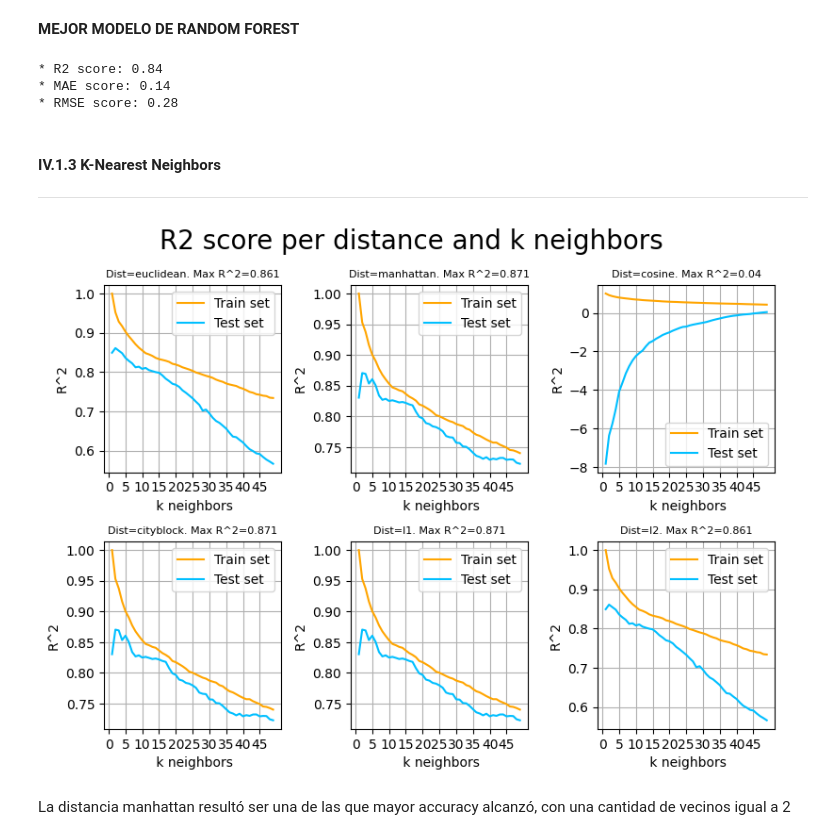
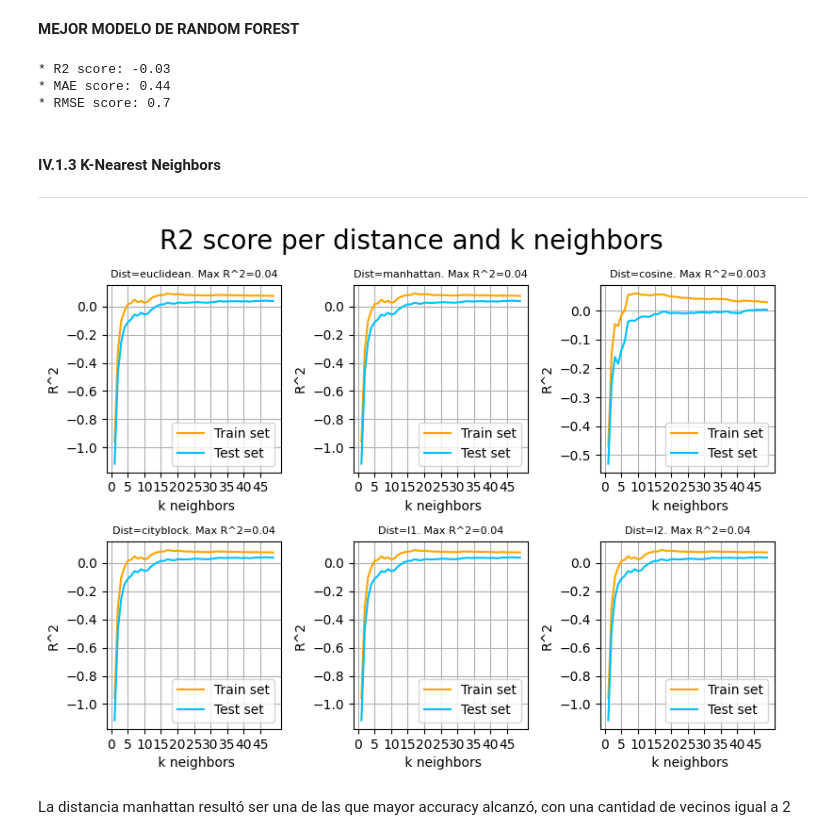
Before and after one commit to EstebanPerez25/ACD-Modelo_predictivo_de_satisfacion, a Jupyter notebook: Modelo_predictivo_de_satisfacción.ipynb, the cells around one changed output. Drawn from its saved outputs; the diff is of its cells as text; code cells hidden in the pictures.

```diff
--- a/Modelo_predictivo_de_satisfacción.ipynb
+++ b/Modelo_predictivo_de_satisfacción.ipynb
@@ -1483,11 +1474,11 @@ for k in range(1, n+1):
                                  #max_depth=3,
                                  random_state=42)
 
-    m_rfr.fit(Xs_train, yn_train)
+    m_rfr.fit(Xs_train, y_train)
 
 
-    acc_train.append(m_rfr.score(Xs_train, yn_train))
-    acc_test.append(m_rfr.score(Xs_test, yn_test))
+    acc_train.append(m_rfr.score(Xs_train, y_train))
+    acc_test.append(m_rfr.score(Xs_test, y_test))
 
 plt.plot(range(1, n+1), acc_train, color='orange')
 plt.plot(range(1, n+1), acc_test, color='deepskyblue')
@@ -1514,22 +1505,22 @@ m_rfr = RandomForestRegressor(n_estimators= 10,
                               random_state=42)
 
 # Training
-m_rfr.fit(Xs_train, yn_train)
+m_rfr.fit(Xs_train, y_train)
 
 # Evaluation
 y_pred_rfr = m_rfr.predict(Xs_test)
 
-r2_rfr = round(r2_score(yn_test, y_pred_rfr), 2)
-mae_rfr = round(mean_absolute_error(yn_test, y_pred_rfr), 2)
-rmse_rfr = round(np.sqrt(mean_squared_error(yn_test, y_pred_rfr)), 2)
+r2_rfr = round(r2_score(y_test, y_pred_rfr), 2)
+mae_rfr = round(mean_absolute_error(y_test, y_pred_rfr), 2)
+rmse_rfr = round(np.sqrt(mean_squared_error(y_test, y_pred_rfr)), 2)
 
 print('* R2 score:', r2_rfr)  # 1 is perfect
 print('* MAE score:', mae_rfr)  # 0 is perfect
 print('* RMSE score:', rmse_rfr)  # 0 is perfect
 # %% [output]
-* R2 score: 0.84
-* MAE score: 0.14
-* RMSE score: 0.28
+* R2 score: -0.03
+* MAE score: 0.44
+* RMSE score: 0.7
 # %% [markdown]
 #### IV.1.3 K-Nearest Neighbors
 ---
@@ -1544,37 +1535,37 @@ plt.subplots(2, 3, figsize=(8, 6))
 for idx,dist in enumerate(distances):
   r2_knn_train = [0]  # List of R^2 scores of training set
   r2_knn_test = [0]  # List of R^2 scores of test set
 
   for i in range(1, k):
       m_knn = KNeighborsRegressor(n_neighbors=i,
                                   weights='uniform',
                                   metric=dist)
-      m_knn.fit(Xs_train, yn_train)
+      m_knn.fit(Xs_train, y_train)
 
-      r2_knn_train.append(m_knn.score(Xs_train, yn_train))
-      r2_knn_test.append(m_knn.score(Xs_test, yn_test))
+      r2_knn_train.append(m_knn.score(Xs_train, y_train))
+      r2_knn_test.append(m_knn.score(Xs_test, y_test))
 
 
   # Plot
   plt.subplot(2, 3, idx+1)
 
   plt.plot(np.array(range(1, k)), r2_knn_train[1:],
           color='orange');  # Train set
   plt.plot(np.array(range(1, k)), r2_knn_test[1:],
           color='deepskyblue');  # Test set
   plt.xticks(range(0, k, 5))
   plt.xlabel(' k neighbors')
   plt.ylabel('R^2')
   plt.title ('Dist='+ dist+ '. Max R^2=' +\
              str(round(max(r2_knn_test), 3)), fontsize=8)
   plt.grid(True)
   plt.legend(['Train set', 'Test set'])
 
 plt.suptitle('R2 score per distance and k neighbors', fontsize=20)
 plt.tight_layout(pad = 1)
 plt.show()
 # %% [output]
-[figure, old version]
+[figure, new version]
 # %% [markdown]
 La distancia manhattan resultó ser una de las que mayor accuracy alcanzó, con una cantidad de vecinos igual a 2
 # %% [markdown]
```
Also changed, not shown: parts of 34 cells of this notebook.
